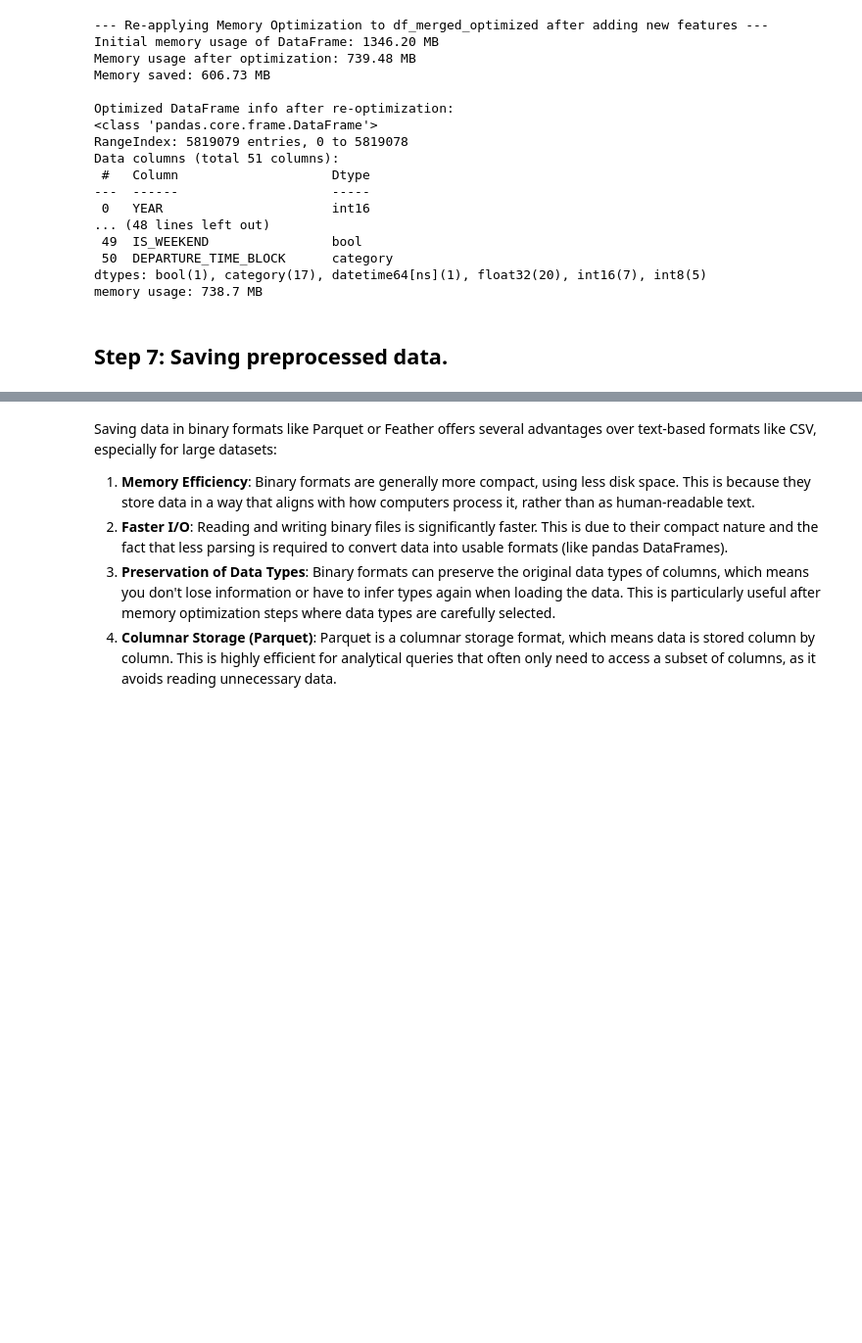
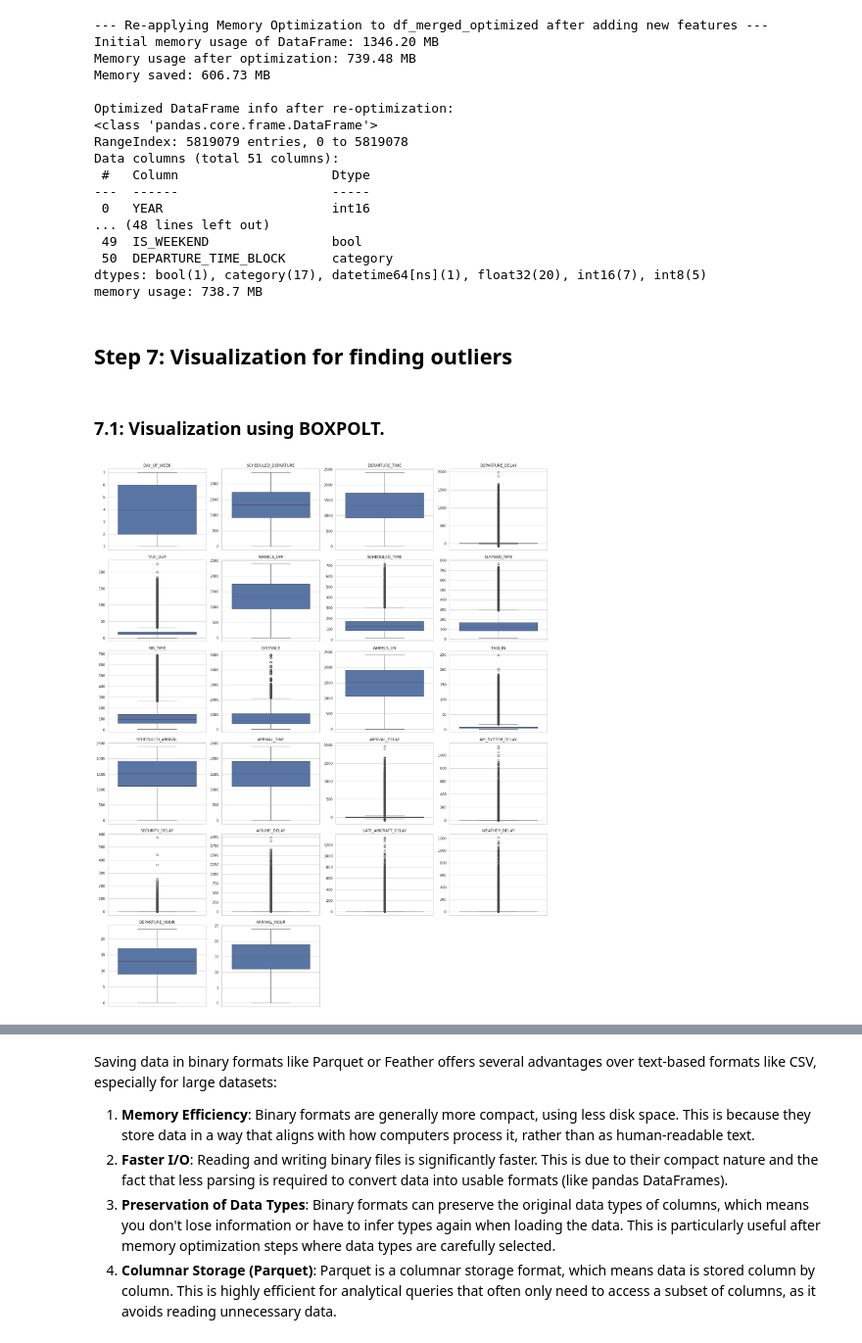
Before and after one commit to ryadavnitb/Batch-7, a Jupyter notebook: Infosys_Internship_Data_Perprocessing.ipynb, the cells around one changed output, grey strips where cells are left out. Shown at 98% size. Cells and saved outputs as stored; diff of their text form; code cells hidden in the pictures; blank space fills up the shorter version.

```diff
--- a/Infosys_Internship_Data_Perprocessing.ipynb
+++ b/Infosys_Internship_Data_Perprocessing.ipynb
@@ -789,4 +789,4 @@ Data columns (total 51 columns):
 dtypes: bool(1), category(17), datetime64[ns](1), float32(20), int16(7), int8(5)
 memory usage: 738.7 MB
 # %% [markdown]
-## Step 7: Saving preprocessed data.
+## Step 7: Visualization for finding outliers
@@ -798,0 +793,33 @@ print(f"Preprocessed data saved successfully to '{output_file_path}'")
+# %% [markdown]
+### 7.1: Visualization using BOXPOLT.
+# %%
+numerical_cols = df_merged_optimized.select_dtypes(include=np.number).columns
+
+# Columns to be excluded from the plot
+columns_to_exclude = [
+    'YEAR', 'MONTH', 'DAY', 'FLIGHT_NUMBER', 'DIVERTED', 'CANCELLED',
+    'ORIGIN_LATITUDE', 'ORIGIN_LONGITUDE', 'DESTINATION_LATITUDE',
+    'DESTINATION_LONGITUDE'
+]
+
+# Filter numerical_cols to exclude the specified columns
+cols_for_this_plot = [col for col in numerical_cols if col not in columns_to_exclude]
+
+# Calculate the number of rows and columns for subplots based on the actual number of columns to plot
+n_cols = 4 # Number of columns for the subplot grid
+n_rows = (len(cols_for_this_plot) + n_cols - 1) // n_cols # Calculate rows needed
+
+plt.figure(figsize=(n_cols * 5, n_rows * 4))
+plot_idx = 1 # Initialize a separate counter for subplot positions
+
+for col in cols_for_this_plot:
+    plt.subplot(n_rows, n_cols, plot_idx)
+    sns.boxplot(y=df_merged_optimized[col])
+    plt.title(f'{col}')
+    plt.ylabel('') # Remove y-label to avoid clutter
+    plot_idx += 1 # Increment only when a plot is made
+
+plt.tight_layout()
+plt.show()
+# %% [output]
+[figure, added]
```
Also changed, not shown: parts of 10 cells of this notebook.
